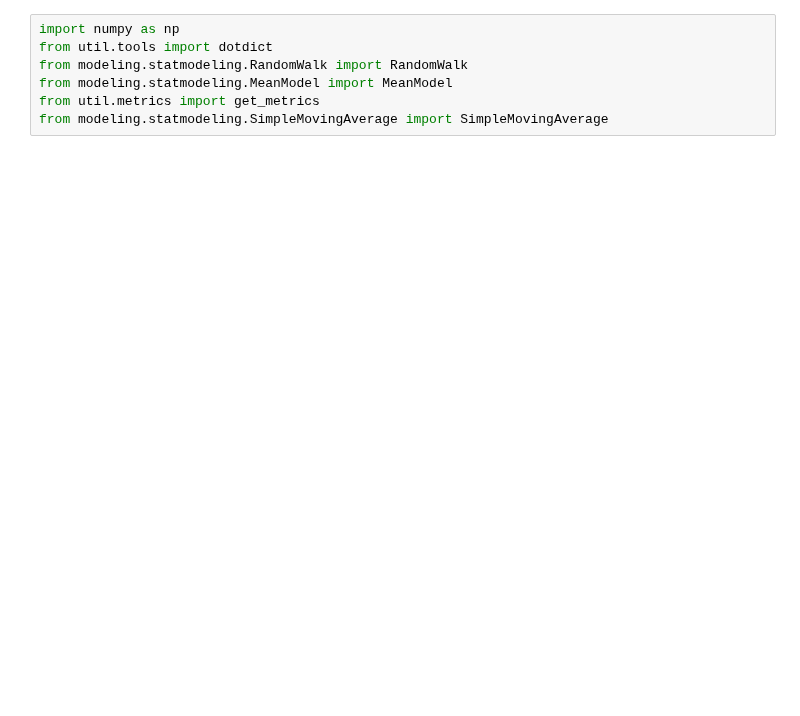
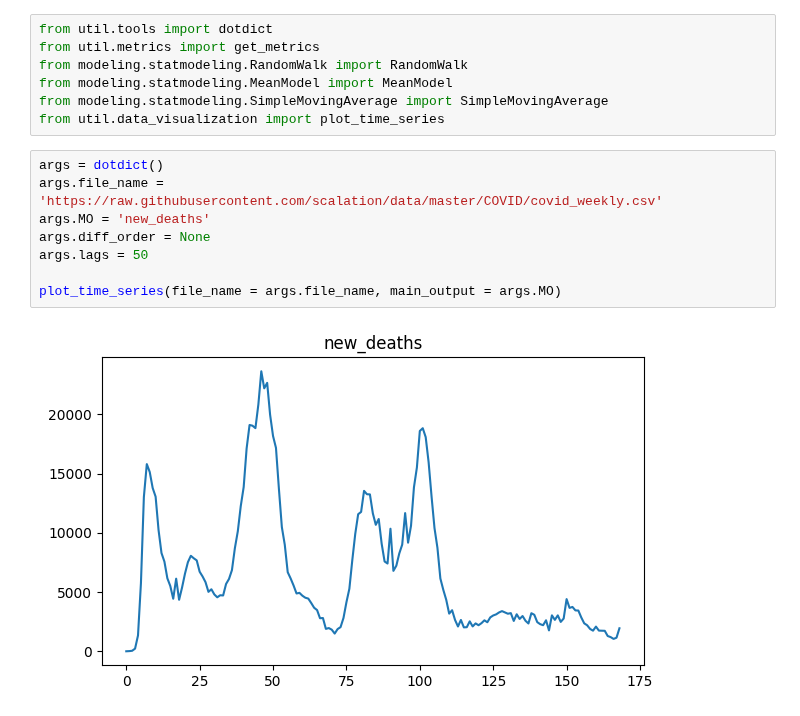
Before and after one commit to scalation/scalation_py, a Jupyter notebook: Baselines.ipynb, the cells around one changed output. Drawn from its saved outputs; the diff is of its cells as text; blank space fills up the shorter version.

```diff
--- a/Baselines.ipynb
+++ b/Baselines.ipynb
@@ -1,9 +1,19 @@
 # %%
-import numpy as np
 from util.tools import dotdict
+from util.metrics import get_metrics
 from modeling.statmodeling.RandomWalk import RandomWalk
 from modeling.statmodeling.MeanModel import MeanModel
-from util.metrics import get_metrics
 from modeling.statmodeling.SimpleMovingAverage import SimpleMovingAverage
+from util.data_visualization import plot_time_series
+# %%
+args = dotdict()
+args.file_name = 'https://raw.githubusercontent.com/scalation/data/master/COVID/covid_weekly.csv'
+args.MO = 'new_deaths'
+args.diff_order = None
+args.lags = 50
+
+plot_time_series(file_name = args.file_name, main_output = args.MO)
+# %% [output]
+[figure, added]
 # %%
 args = dotdict()
```
Also changed, not shown: parts of 3 cells of this notebook, 8 other files.
